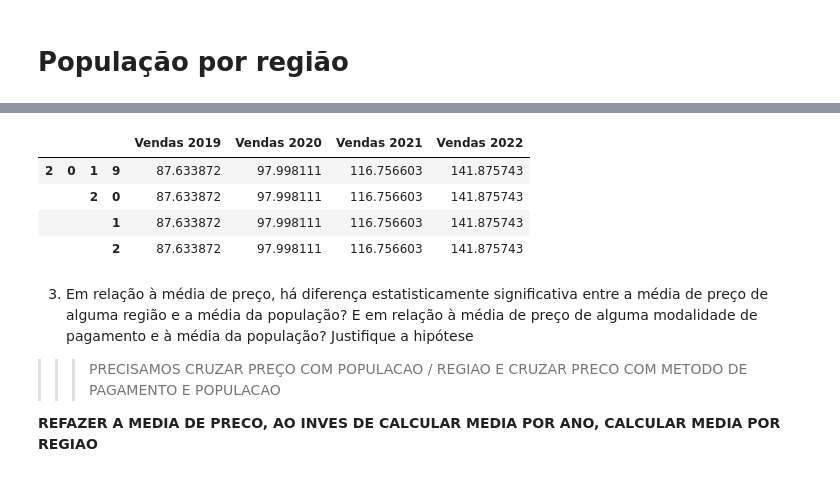
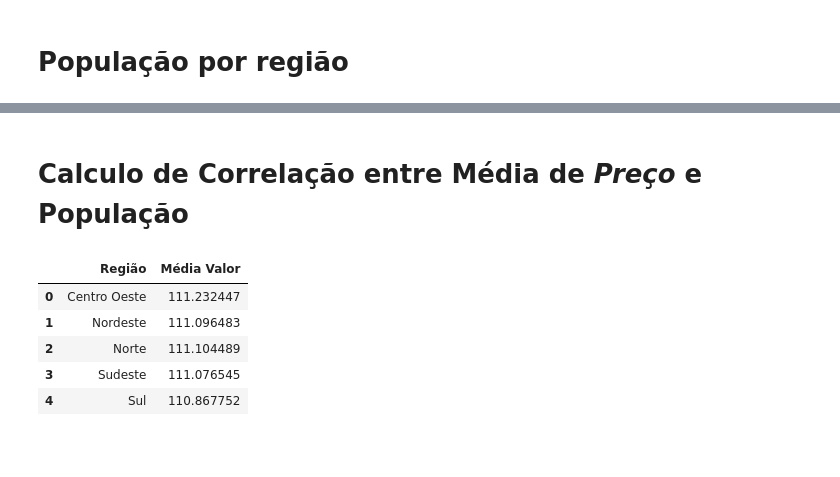
Before and after one commit to patidemitroff/PyPati, a Jupyter notebook: Grupo16_PBL_1TSCOEAD_Fase5_Parte2.ipynb, the cells around one changed output, grey strips where cells are left out. Cells and saved outputs as stored; diff of their text form; code cells hidden in the pictures; blank space fills up the shorter version.

```diff
--- a/Grupo16_PBL_1TSCOEAD_Fase5_Parte2.ipynb
+++ b/Grupo16_PBL_1TSCOEAD_Fase5_Parte2.ipynb
@@ -203,23 +203,14 @@ print(df_populacao)
-# %%
-tab_media_preco_populacao = pd.DataFrame({
-    'Vendas 2019': media_preco_populacao_2019,
-    'Vendas 2020': media_preco_populacao_2020,
-    'Vendas 2021': media_preco_populacao_2021,
-    'Vendas 2022': media_preco_populacao_2022,
-    }, index=pd.MultiIndex.from_tuples([('2019'), ('2020'), ('2021'), ('2022')]))
-tab_media_preco_populacao
-# %% [output]
-|  |  |  |  | Vendas 2019 | Vendas 2020 | Vendas 2021 | Vendas 2022 |
-| 2 | 0 | 1 | 9 | 87.633872 | 97.998111 | 116.756603 | 141.875743 |
-|  |  | 2 | 0 | 87.633872 | 97.998111 | 116.756603 | 141.875743 |
-|  |  |  | 1 | 87.633872 | 97.998111 | 116.756603 | 141.875743 |
-|  |  |  | 2 | 87.633872 | 97.998111 | 116.756603 | 141.875743 |
-# %% [markdown]
-3) Em relação à média de preço, há diferença estatisticamente significativa entre a média de preço de alguma região e a média da população?
-E em relação à média de preço de alguma modalidade de pagamento e à média da população?
-Justifique a hipótese
-
- >>> PRECISAMOS CRUZAR PREÇO COM POPULACAO / REGIAO
- E CRUZAR PRECO COM METODO DE PAGAMENTO E POPULACAO
-
- **REFAZER A MEDIA DE PRECO, AO INVES DE CALCULAR MEDIA POR ANO, CALCULAR MEDIA POR REGIAO**
+# %% [markdown]
+# Calculo de Correlação entre Média de *Preço* e População
+# %%
+# Calcular a média do valor para cada região
+df_media_valor_por_regiao = vendas.groupby('regiao_pais')['valor'].mean().reset_index()
+df_media_valor_por_regiao.rename(columns={'regiao_pais': 'Região', 'valor': 'Média Valor'}, inplace=True)
+df_media_valor_por_regiao
+# %% [output]
+|  | Região | Média Valor |
+| 0 | Centro Oeste | 111.232447 |
+| 1 | Nordeste | 111.096483 |
+| 2 | Norte | 111.104489 |
+| 3 | Sudeste | 111.076545 |
+| 4 | Sul | 110.867752 |
```
Also changed, not shown: parts of 6 cells of this notebook.
